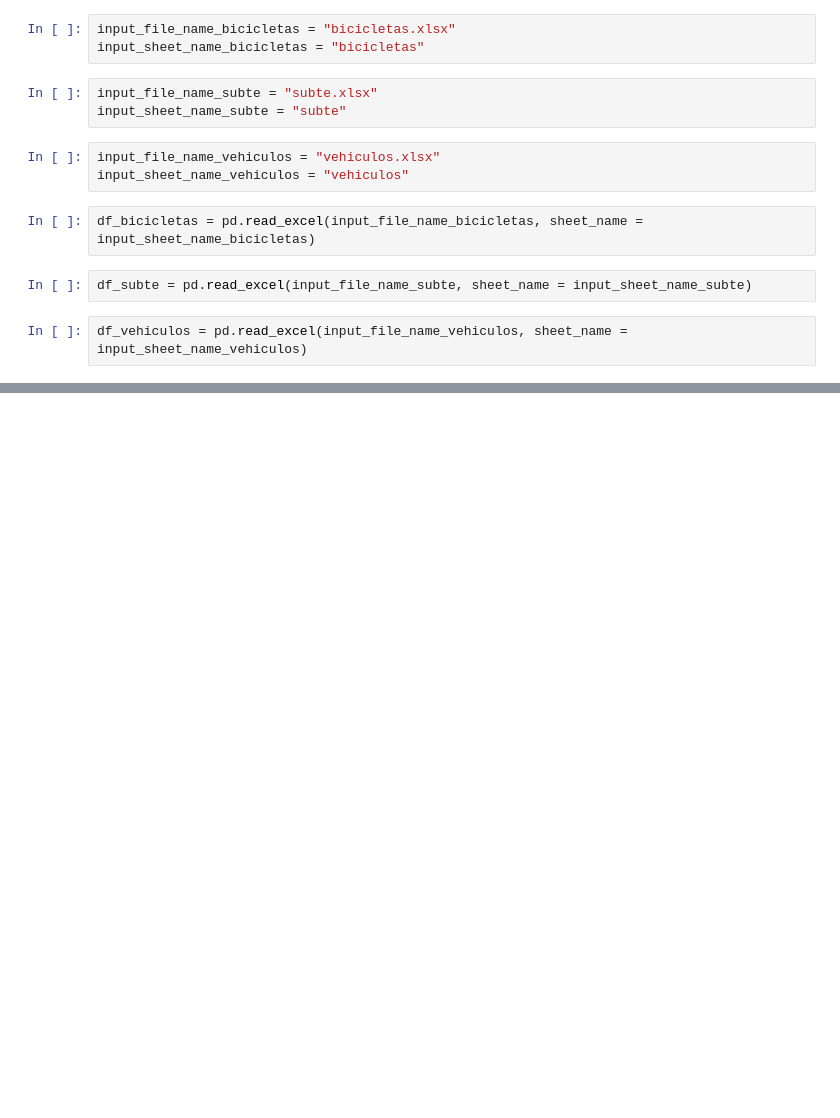
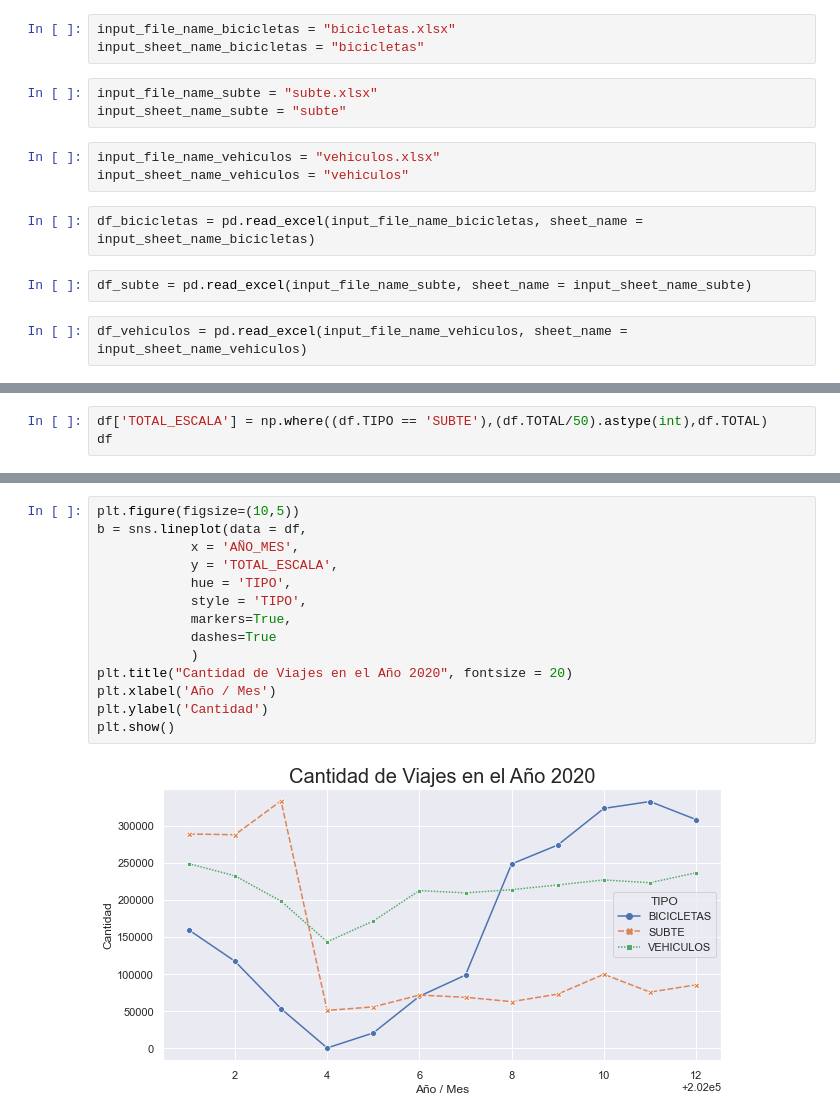
Before and after one commit to fernandorgonzalez/cursos-eant-python_data_analytics-proyecto, a Jupyter notebook: bicicletas_subte_vehiculos.ipynb, the cells around one changed output, grey strips where cells are left out. Drawn from its saved outputs; the diff is of its cells as text; blank space fills up the shorter version.

```diff
--- a/bicicletas_subte_vehiculos.ipynb
+++ b/bicicletas_subte_vehiculos.ipynb
@@ -52,0 +44,3 @@ plt.show()
+# %%
+df['TOTAL_ESCALA'] = np.where((df.TIPO == 'SUBTE'),(df.TOTAL/50).astype(int),df.TOTAL)
+df
@@ -52,0 +119,16 @@ plt.show()
+# %%
+plt.figure(figsize=(10,5))
+b = sns.lineplot(data = df,
+            x = 'AÑO_MES',
+            y = 'TOTAL_ESCALA',
+            hue = 'TIPO',
+            style = 'TIPO',
+            markers=True,
+            dashes=True
+            )
+plt.title("Cantidad de Viajes en el Año 2020", fontsize = 20)
+plt.xlabel('Año / Mes')
+plt.ylabel('Cantidad')
+plt.show()
+# %% [output]
+[figure, added]
```
Also changed, not shown: parts of 6 cells of this notebook, 3 other files.
